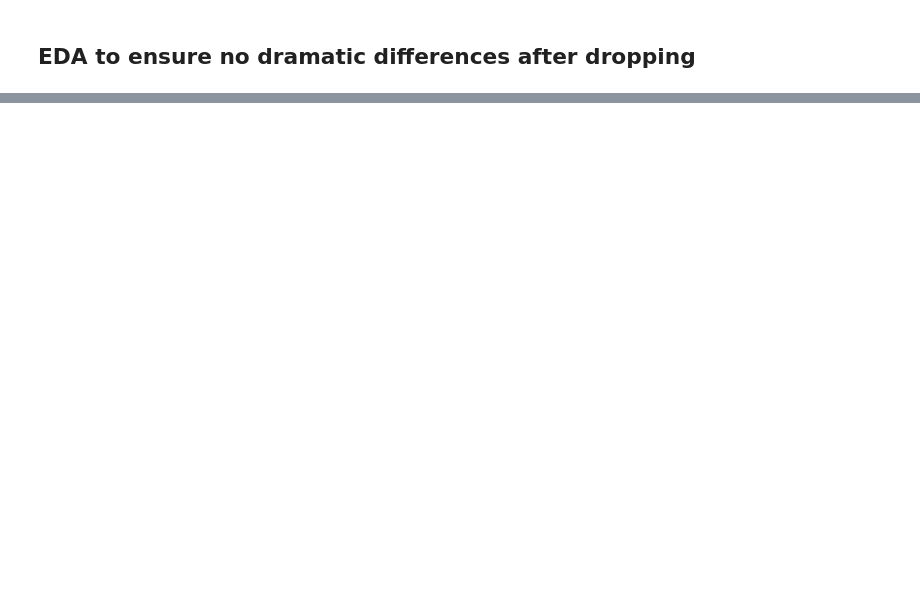
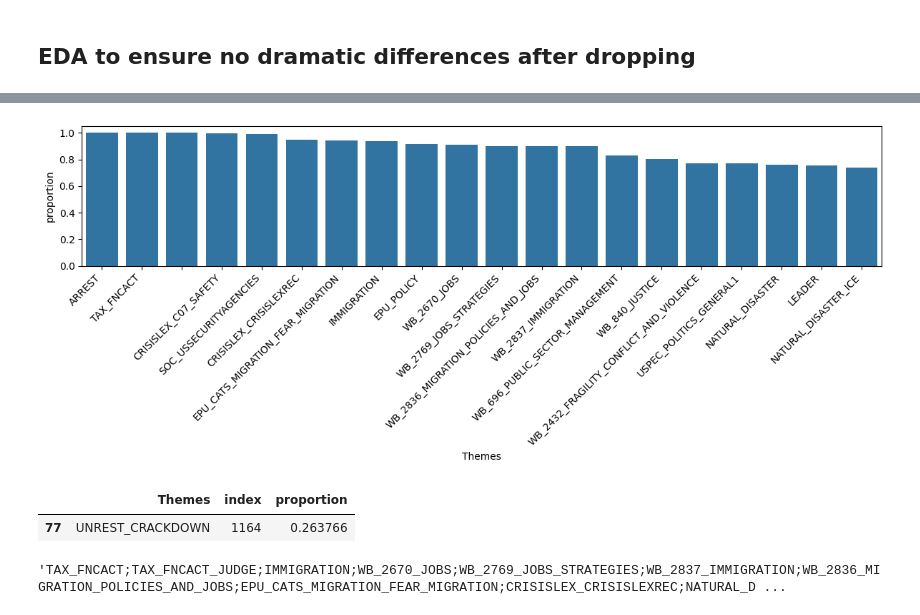
Before and after one commit to zoyaio/ice-rhetoric-data-justice-project, a Jupyter notebook: data_processing/gdelt_data.ipynb, the cells around one changed output, grey strips where cells are left out. Saved outputs shown, nothing was run; the diff lists cells and outputs as text; code cells hidden in the pictures; blank space fills up the shorter version.

```diff
--- a/data_processing/gdelt_data.ipynb
+++ b/data_processing/gdelt_data.ipynb
@@ -174,3 +169,12 @@ mNew
 [interactive output not drawn]
 # %%
 mNew.save('../static/raw_location_map.html')
+# %%
+themesCounts = (raw_gdelt
+                .Themes.str.split(";")
+                .explode().reset_index()
+                .groupby("Themes")[["index"]].agg(lambda x : len(x))
+                .sort_values("index", ascending=False)
+                .reset_index()
+)
+themesCounts
@@ -176,0 +195,2 @@ mNew.save('../static/raw_location_map.html')
+# %%
+themesCounts["proportion"] = themesCounts["index"].map(lambda x : x/len(raw_gdelt))
@@ -176,0 +199,19 @@ mNew.save('../static/raw_location_map.html')
+# %%
+import matplotlib.pyplot as plt
+
+plt.figure(figsize=(12, 5))
+sns.barplot(themesCounts[:20], x="Themes", y="proportion")
+plt.xticks(rotation=45, ha="right")
+plt.tight_layout()
+plt.show()
+# %% [output]
+[figure, added]
+# %%
+themesCounts[themesCounts["Themes"] == "UNREST_CRACKDOWN"]
+# %% [output]
+|  | Themes | index | proportion |
+| 77 | UNREST_CRACKDOWN | 1164 | 0.263766 |
+# %%
+raw_gdelt.iloc[50].Themes
+# %% [output]
+'TAX_FNCACT;TAX_FNCACT_JUDGE;IMMIGRATION;WB_2670_JOBS;WB_2769_JOBS_STRATEGIES;WB_2837_IMMIGRATION;WB_2836_MIGRATION_POLICIES_AND_JOBS;EPU_CATS_MIGRATION_FEAR_MIGRATION;CRISISLEX_CRISISLEXREC;NATURAL_D ...
```
Also changed, not shown: parts of 11 cells of this notebook, 2 other files.
